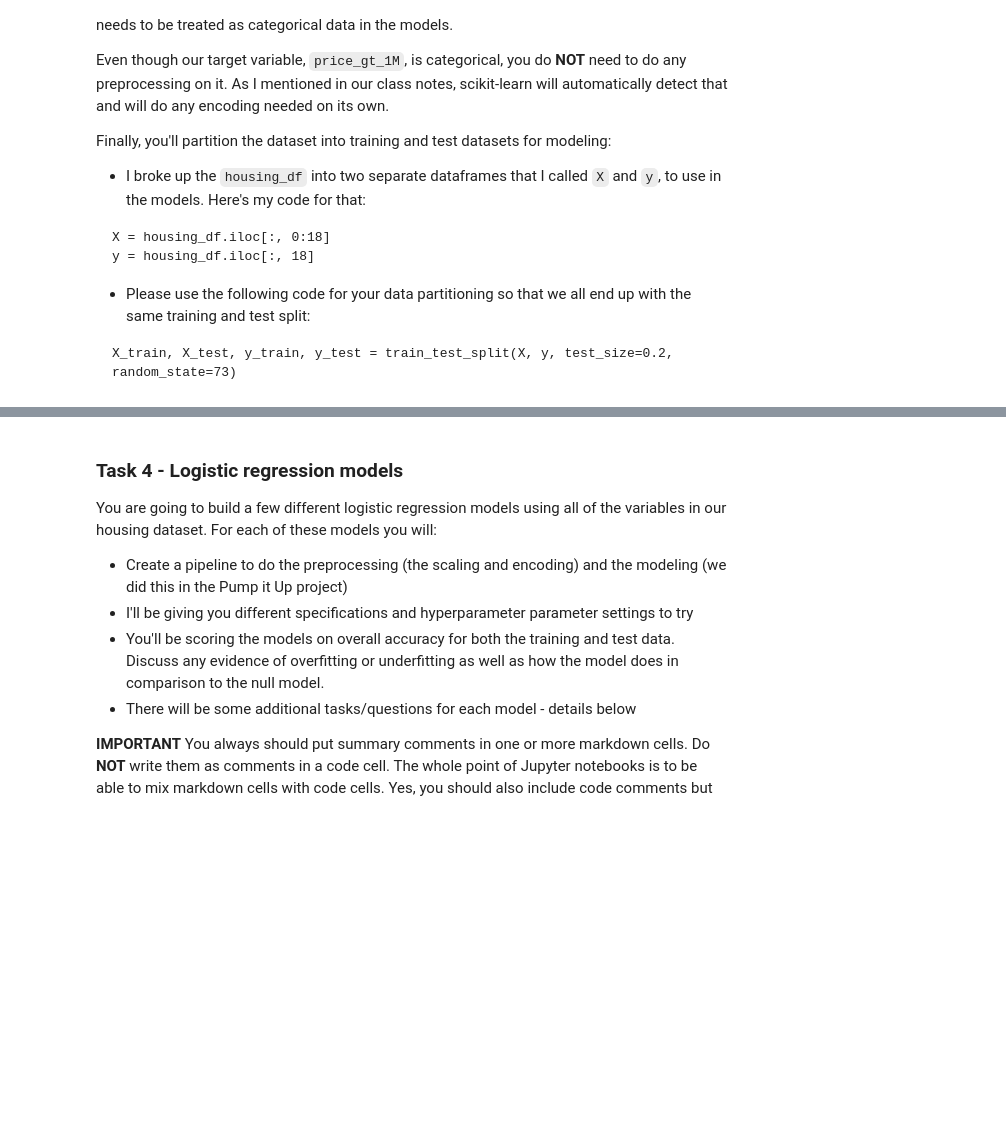
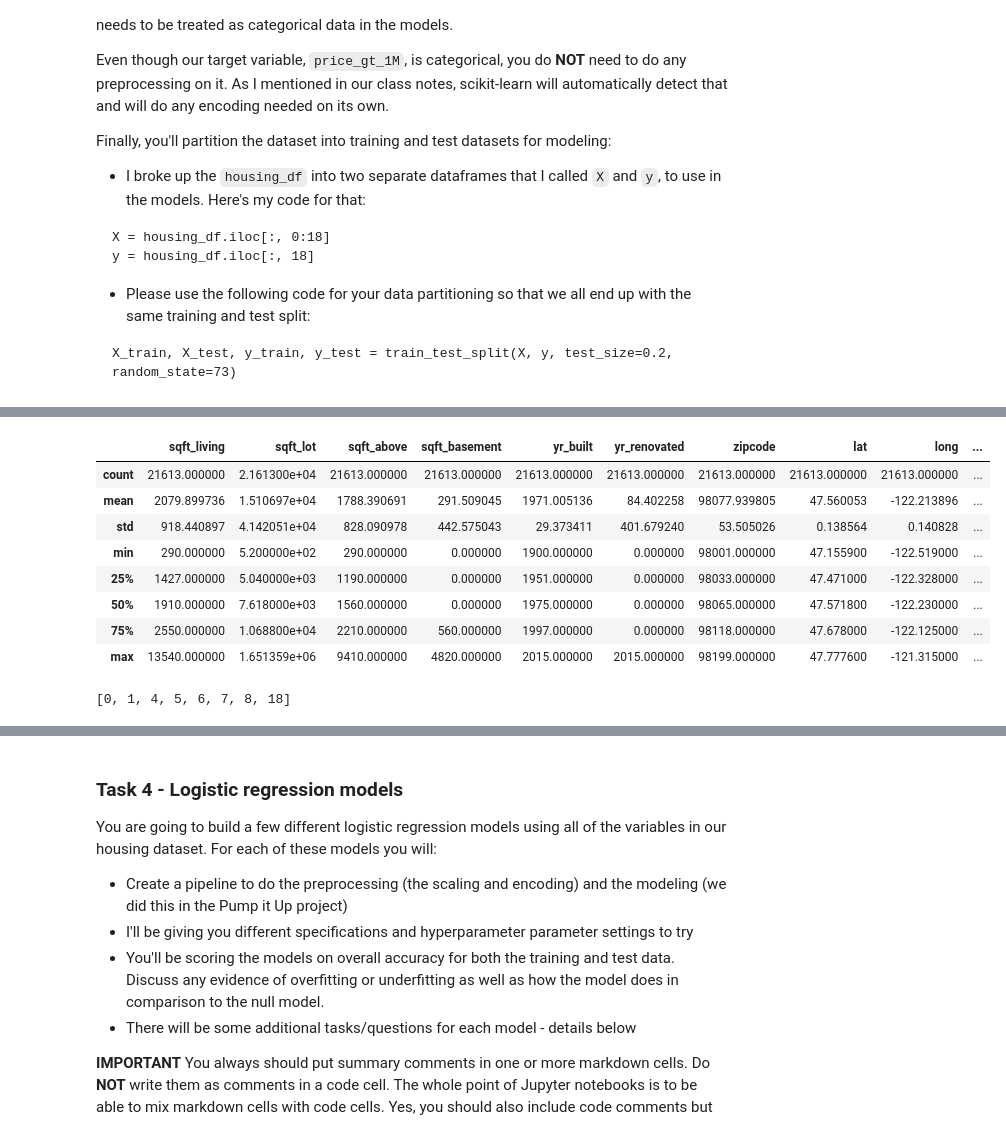
Before and after one commit to aestrona/KC_Housing_Classification, a Jupyter notebook: aap_hw1_s23_sklearn.ipynb, the cells around one changed output, grey strips where cells are left out. Cells and saved outputs as stored; diff of their text form; code cells hidden in the pictures; blank space fills up the shorter version.

```diff
--- a/aap_hw1_s23_sklearn.ipynb
+++ b/aap_hw1_s23_sklearn.ipynb
@@ -73,0 +97,16 @@ X_train, X_test, y_train, y_test = train_test_split(X, y, test_size=0.2, random_
+# %%
+# Set a limit for the number of unique values
+unique_limit = 30 # I just keep changing this number until it gave me a list of catigorical I liked.
+
+# create variables
+categorical_vars = []
+numeric_vars = []
+
+# loop through all columns
+for column in kc_house_df.columns:
+    unique_values = kc_house_df[column].nunique()  # Count the number of unique values
+
+    if unique_values <= unique_limit:
+        categorical_vars.append(column)
+    else:
+        numeric_vars.append(column)
@@ -73,0 +153,17 @@ X_train, X_test, y_train, y_test = train_test_split(X, y, test_size=0.2, random_
+# %%
+kc_house_df.loc[:, numeric_vars].describe()
+# %% [output]
+|  | sqft_living | sqft_lot | sqft_above | sqft_basement | yr_built | yr_renovated | zipcode | lat | long | ... |
+| count | 21613.000000 | 2.161300e+04 | 21613.000000 | 21613.000000 | 21613.000000 | 21613.000000 | 21613.000000 | 21613.000000 | 21613.000000 | ... |
+| mean | 2079.899736 | 1.510697e+04 | 1788.390691 | 291.509045 | 1971.005136 | 84.402258 | 98077.939805 | 47.560053 | -122.213896 | ... |
+| std | 918.440897 | 4.142051e+04 | 828.090978 | 442.575043 | 29.373411 | 401.679240 | 53.505026 | 0.138564 | 0.140828 | ... |
+| min | 290.000000 | 5.200000e+02 | 290.000000 | 0.000000 | 1900.000000 | 0.000000 | 98001.000000 | 47.155900 | -122.519000 | ... |
+| 25% | 1427.000000 | 5.040000e+03 | 1190.000000 | 0.000000 | 1951.000000 | 0.000000 | 98033.000000 | 47.471000 | -122.328000 | ... |
+| 50% | 1910.000000 | 7.618000e+03 | 1560.000000 | 0.000000 | 1975.000000 | 0.000000 | 98065.000000 | 47.571800 | -122.230000 | ... |
+| 75% | 2550.000000 | 1.068800e+04 | 2210.000000 | 560.000000 | 1997.000000 | 0.000000 | 98118.000000 | 47.678000 | -122.125000 | ... |
+| max | 13540.000000 | 1.651359e+06 | 9410.000000 | 4820.000000 | 2015.000000 | 2015.000000 | 98199.000000 | 47.777600 | -121.315000 | ... |
+# %%
+categorical_vars_idx = [kc_house_df.columns.get_loc(c) for c in categorical_vars]
+categorical_vars_idx
+# %% [output]
+[0, 1, 4, 5, 6, 7, 8, 18]
```
Also changed, not shown: parts of 14 cells of this notebook.
